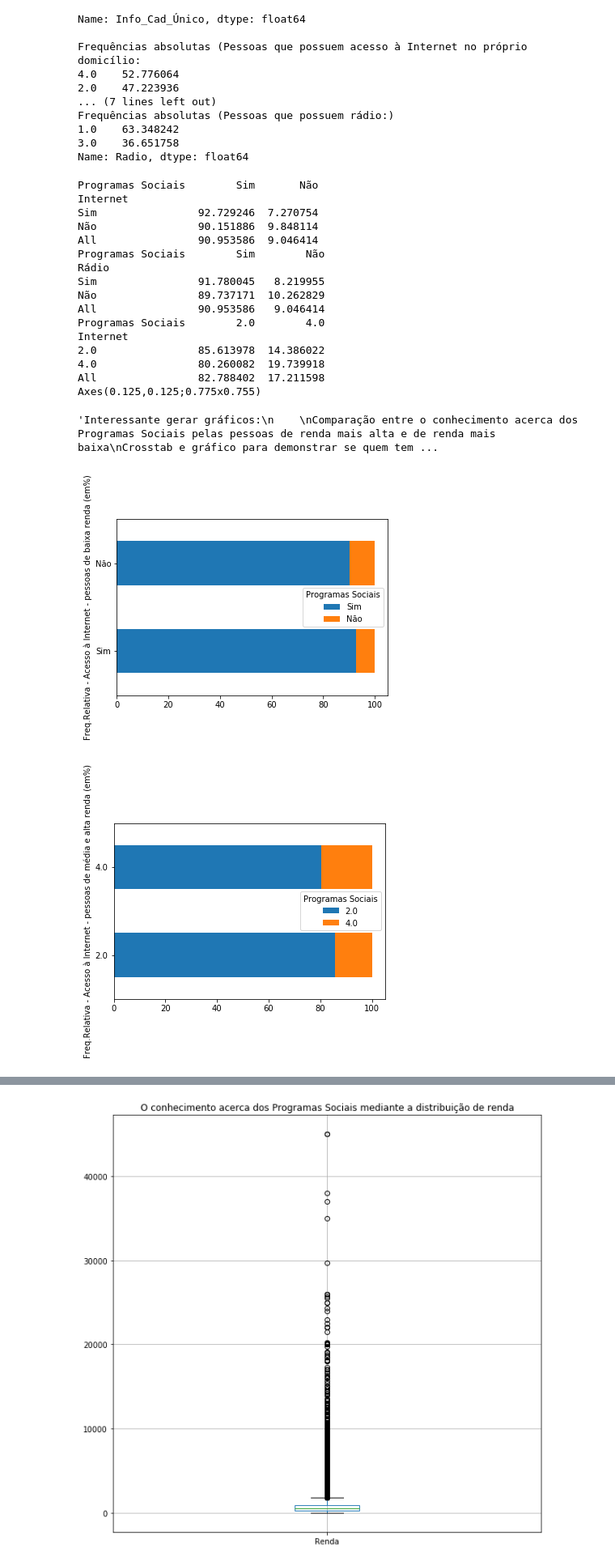
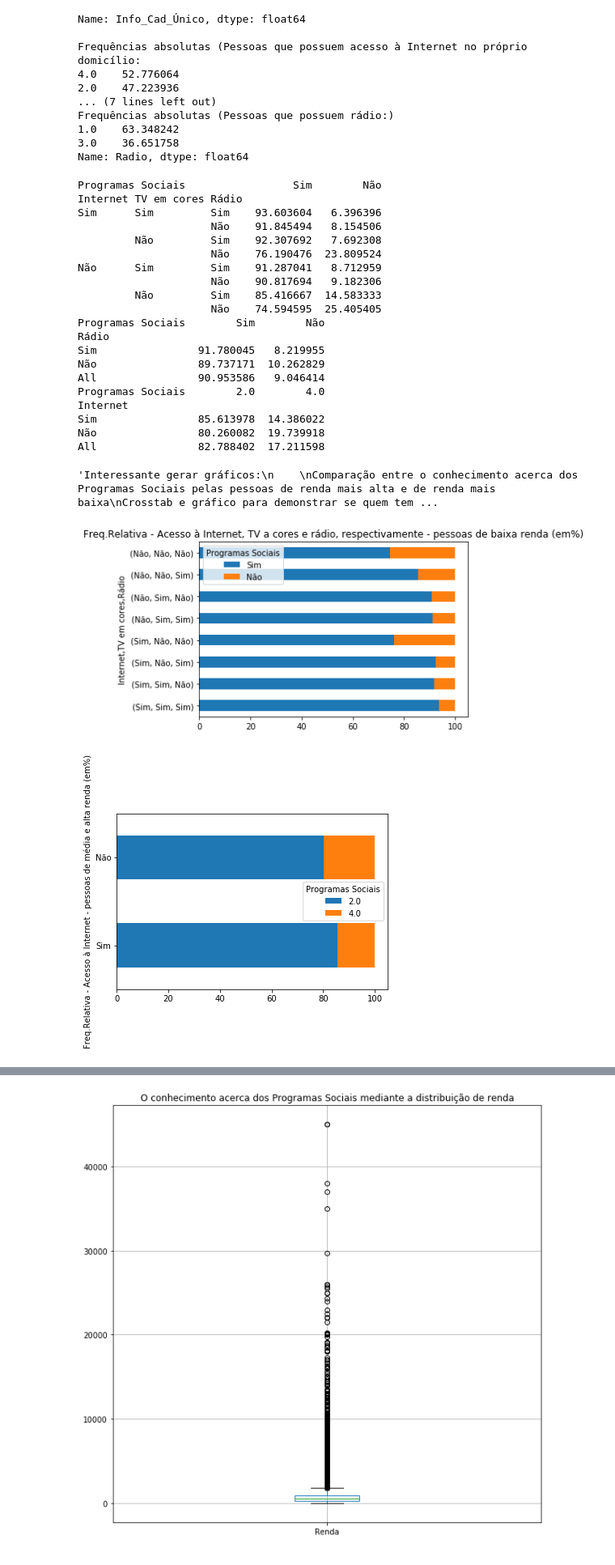
Before and after one commit to tainarasm/Ci-ncia-dos-Dados, a Jupyter notebook: Projeto_1.ipynb, the cells around one changed output, grey strips where cells are left out. Shown at 81% size. Saved outputs shown, nothing was run; the diff lists cells and outputs as text; code cells hidden in the pictures.

```diff
--- a/Projeto_1.ipynb
+++ b/Projeto_1.ipynb
@@ -211,7 +231,7 @@ plot2 = abs_relat2_internet.plot(kind='pie',title='Acesso à Internet em domicí
 %matplotlib inline
 import numpy as np
 
-cruzando_informacoes = pd.crosstab(df.Internet,df.Prog_Sociais,margins=True,rownames=['Internet'], colnames=['Programas Sociais'], normalize='index')*100
+cruzando_informacoes = pd.crosstab([df.Internet,df.TV_cores, df.Radio],df.Prog_Sociais,rownames=['Internet', 'TV em cores', 'Rádio'], colnames=['Programas Sociais'], normalize='index')*100
 print(cruzando_informacoes)
 
 
@@ -225,44 +245,47 @@ print(cruzando_informacoes3)
 
 #teste = pd.DataFrame(np.random.rand(10, 3), columns=['TV_cores', 'Internet', 'Radio'])
 #teste.plot.bar()
 
 
-plot = cruzando_informacoes.iloc[0:2].plot(kind='barh',stacked=True)
-plt.ylabel('Freq.Relativa - Acesso à Internet - pessoas de baixa renda (em%)')
-print(plot)
+plot = cruzando_informacoes.plot(kind='barh',stacked=True)
+plt.title('Freq.Relativa - Acesso à Internet, TV a cores e rádio, respectivamente - pessoas de baixa renda (em%)')
 
 plot = cruzando_informacoes3.iloc[0:2].plot(kind='barh',stacked=True)
 plt.ylabel('Freq.Relativa - Acesso à Internet - pessoas de média e alta renda (em%)')
 
 plot = cruzando_informacoes2.iloc[0:2].plot(kind='barh',stacked=True)
-plt.ylabel('Freq.Relativa (em%)')
+plt.ylabel('Freq.Relativa - Rádio (em%)')
 
 
 
 
 
 """Interessante gerar gráficos:
 
 Comparação entre o conhecimento acerca dos Programas Sociais pelas pessoas de renda mais alta e de renda mais baixa
 Crosstab e gráfico para demonstrar se quem tem mais acesso à informação sabe mais
 Dentre os que tem acesso, quem sabe mais é quem acessa qual meio"""
 # %% [output]
-Programas Sociais        Sim       Não
-Internet
-Sim                92.729246  7.270754
-Não                90.151886  9.848114
-All                90.953586  9.046414
+Programas Sociais                 Sim        Não
+Internet TV em cores Rádio
+Sim      Sim         Sim    93.603604   6.396396
+                     Não    91.845494   8.154506
+         Não         Sim    92.307692   7.692308
+                     Não    76.190476  23.809524
+Não      Sim         Sim    91.287041   8.712959
+                     Não    90.817694   9.182306
+         Não         Sim    85.416667  14.583333
+                     Não    74.594595  25.405405
 Programas Sociais        Sim        Não
 Rádio
 Sim                91.780045   8.219955
 Não                89.737171  10.262829
 All                90.953586   9.046414
 Programas Sociais        2.0        4.0
 Internet
-2.0                85.613978  14.386022
-4.0                80.260082  19.739918
+Sim                85.613978  14.386022
+Não                80.260082  19.739918
 All                82.788402  17.211598
-Axes(0.125,0.125;0.775x0.755)
 'Interessante gerar gráficos:\n    \nComparação entre o conhecimento acerca dos Programas Sociais pelas pessoas de renda mais alta e de renda mais baixa\nCrosstab e gráfico para demonstrar se quem tem ...
-[figure, old version]
+[figure, new version]
-[figure, old version]
+[figure, new version]
```
Also changed, not shown: parts of 2 cells of this notebook.
